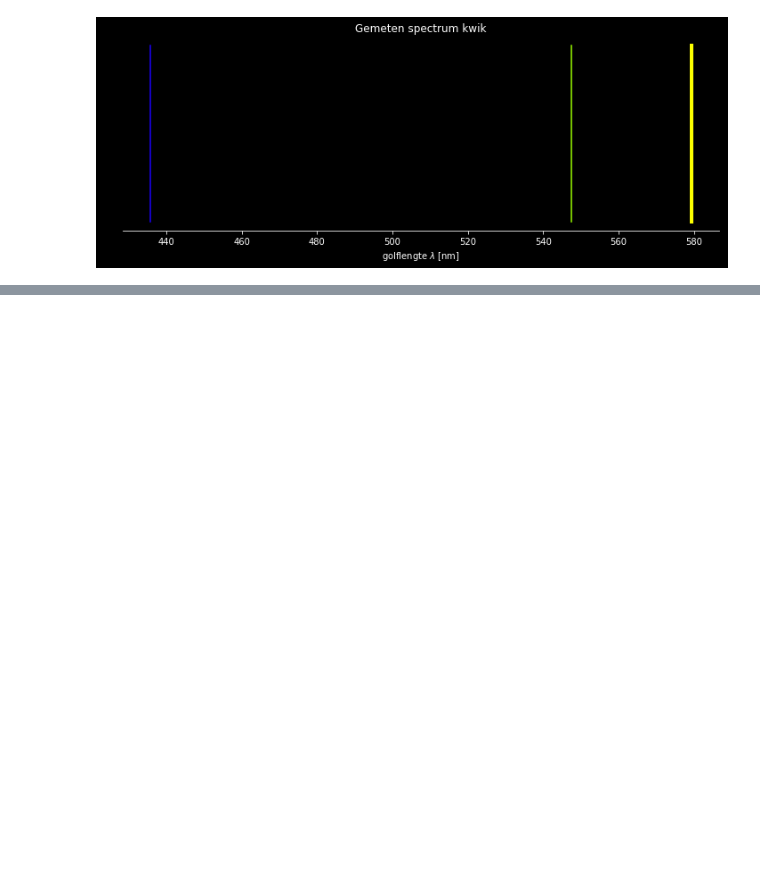
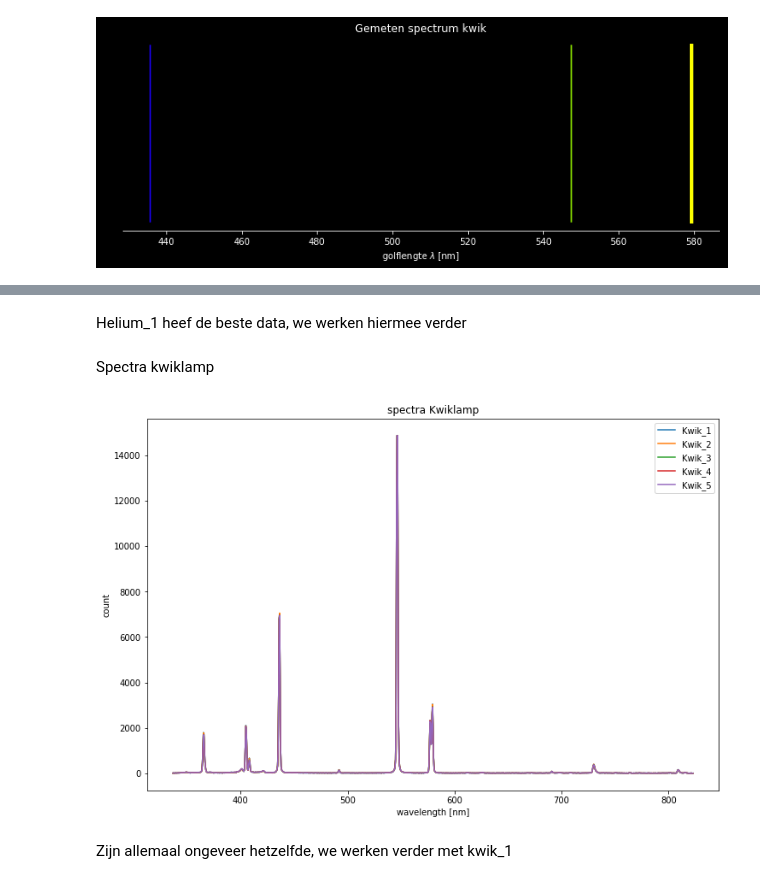
Before and after one commit to Cubedsheep/experimentele-basistechnieken, a Jupyter notebook: spectrometer/spectrometer.ipynb, the cells around one changed output, grey strips where cells are left out. Cells and saved outputs as stored; diff of their text form; code cells hidden in the pictures; blank space fills up the shorter version.

```diff
--- a/spectrometer/spectrometer.ipynb
+++ b/spectrometer/spectrometer.ipynb
@@ -249,0 +282,2 @@ fig.savefig("spectrum kwik.png", facecolor='k', dpi=300)
+# %% [markdown]
+Helium_1 heef de beste data, we werken hiermee verder
@@ -249,0 +286,19 @@ fig.savefig("spectrum kwik.png", facecolor='k', dpi=300)
+# %% [markdown]
+Spectra kwiklamp
+# %%
+fig, ax = plt.subplots(1,1,figsize=(12,8))
+
+for i in range(5):
+    spectrum = kwik[i]
+    ax.plot(spectrum.index, spectrum['intensity'], label="Kwik_%d" %(i+1))
+
+plt.title('spectra Kwiklamp')
+ax.set_xlabel('wavelength [nm]')
+ax.set_ylabel('count')
+plt.legend()
+
+plt.show()
+# %% [output]
+[figure, added]
+# %% [markdown]
+Zijn allemaal ongeveer hetzelfde, we werken verder met kwik_1
```
Also changed, not shown: parts of 25 cells of this notebook, 21 other files.
